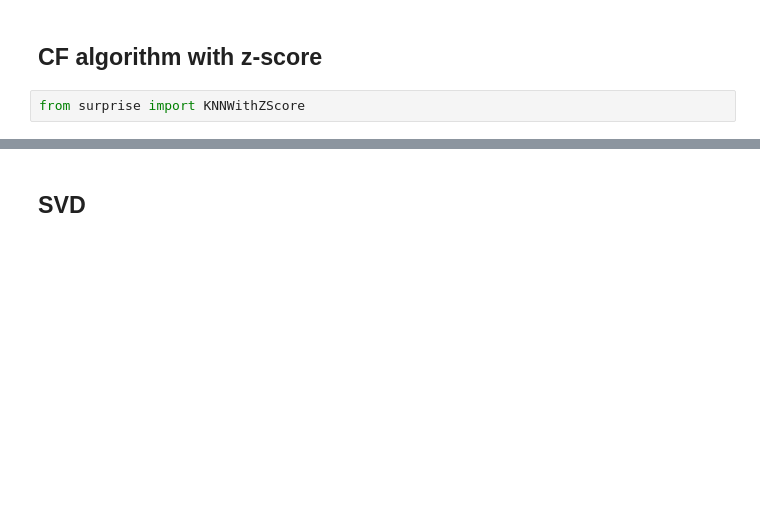
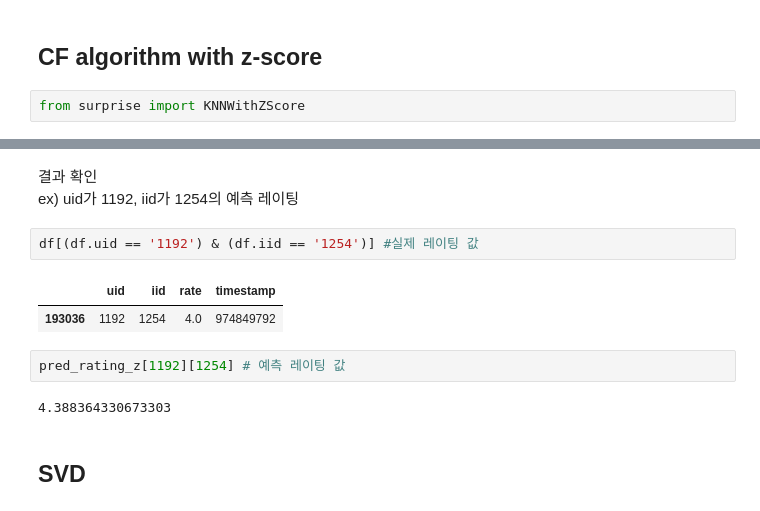
Before and after one commit to isnt1t/Data-Analysis-and-Practice-1, a Jupyter notebook: Assignment#4.ipynb, the cells around one changed output, grey strips where cells are left out. Cells and saved outputs as stored; diff of their text form; blank space fills up the shorter version.

```diff
--- a/Assignment#4.ipynb
+++ b/Assignment#4.ipynb
@@ -153,3 +199,15 @@ pred_rating_z # pred_rating[uid][iid]
+# %% [markdown]
+결과 확인 <br>
+ex) uid가 1192, iid가 1254의 예측 레이팅
+# %%
+df[(df.uid == '1192') & (df.iid == '1254')] #실제 레이팅 값
+# %% [output]
+|  | uid | iid | rate | timestamp |
+| 193036 | 1192 | 1254 | 4.0 | 974849792 |
+# %%
+pred_rating_z[1192][1254] # 예측 레이팅 값
+# %% [output]
+4.388364330673303
 # %% [markdown]
 ## SVD
 # %%
```
Also changed, not shown: parts of 36 cells of this notebook.
